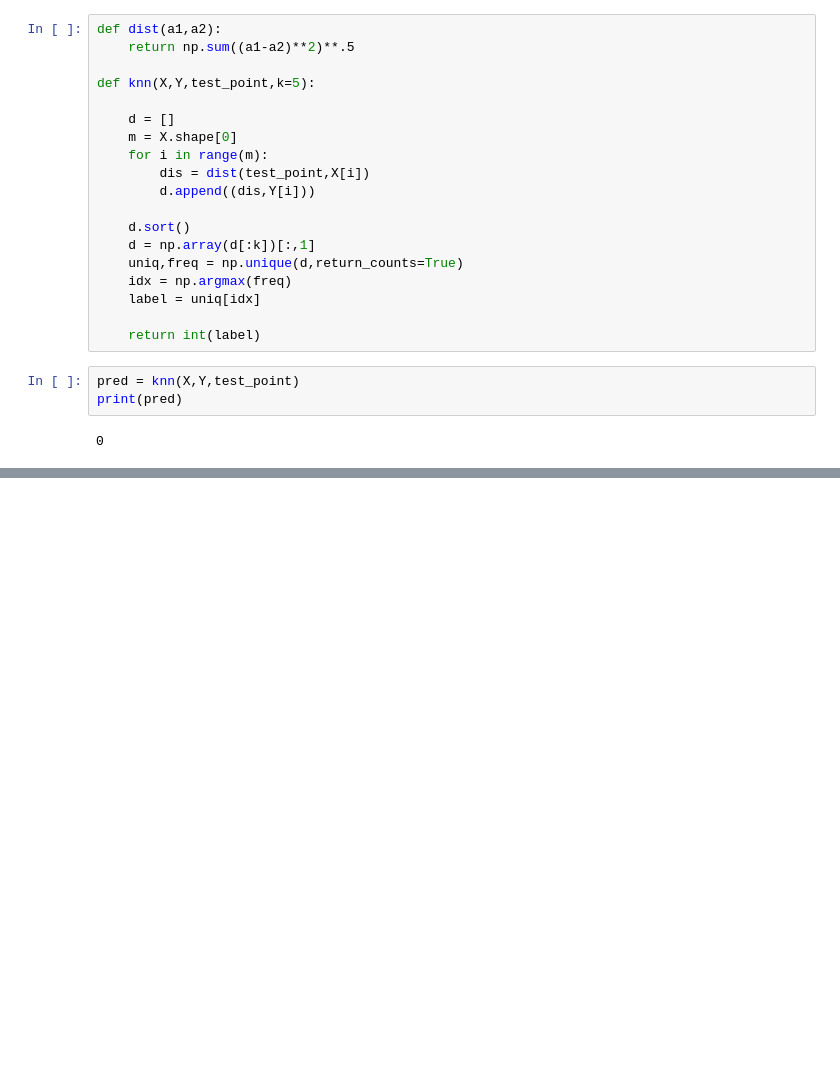
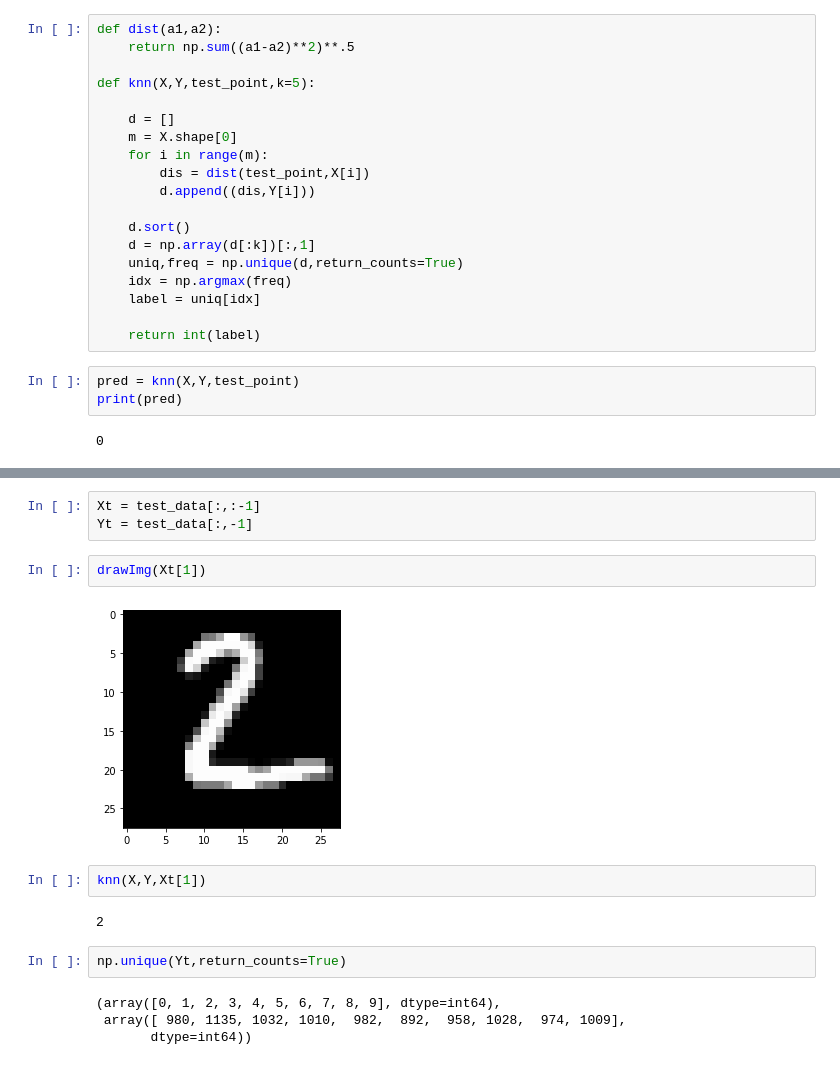
Before and after one commit to coding-blocks-archives/machine-learning-aug-2019, a Jupyter notebook: Lecture-03/KNN.ipynb, the cells around one changed output, grey strips where cells are left out. Cells and saved outputs as stored; diff of their text form; blank space fills up the shorter version.

```diff
--- a/Lecture-03/KNN.ipynb
+++ b/Lecture-03/KNN.ipynb
@@ -48,0 +109,17 @@ print(pred)
+# %%
+Xt = test_data[:,:-1]
+Yt = test_data[:,-1]
+# %%
+drawImg(Xt[1])
+# %% [output]
+[figure, added]
+# %%
+knn(X,Y,Xt[1])
+# %% [output]
+2
+# %%
+np.unique(Yt,return_counts=True)
+# %% [output]
+(array([0, 1, 2, 3, 4, 5, 6, 7, 8, 9], dtype=int64),
+ array([ 980, 1135, 1032, 1010,  982,  892,  958, 1028,  974, 1009],
+       dtype=int64))
```
Also changed, not shown: parts of 15 cells of this notebook, 5 other files.
